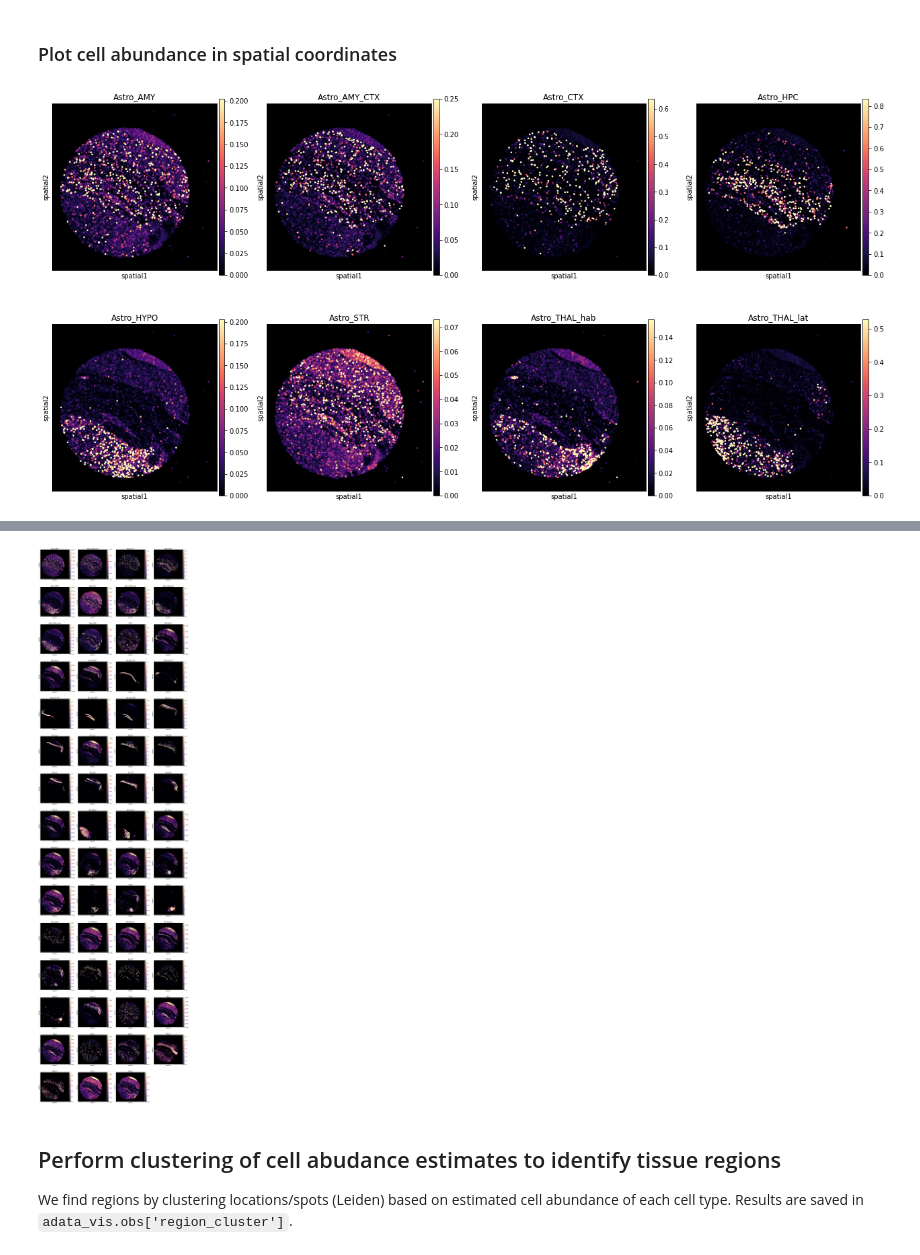
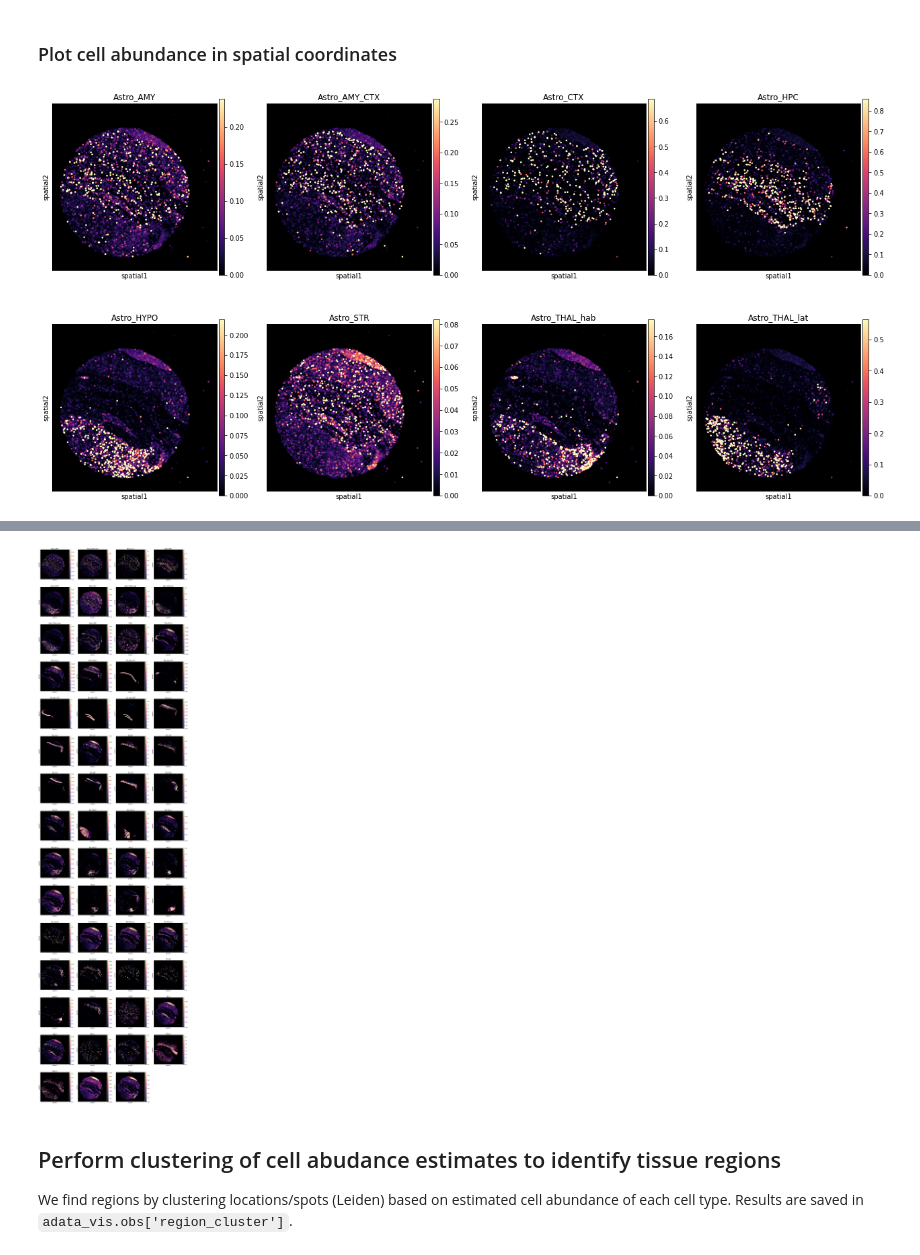
Before and after one commit to vitkl/cell2location_paper, a Jupyter notebook: notebooks/mouse_brain_slide_seq_v2/cell2location_pyro_slideseq_v3.ipynb, the cells around one changed output, grey strips where cells are left out. Drawn from its saved outputs; the diff is of its cells as text; code cells hidden in the pictures.

Commit message:
Fig 2 slide seq plots, analysis notebooks

```diff
--- a/notebooks/mouse_brain_slide_seq_v2/cell2location_pyro_slideseq_v3.ipynb
+++ b/notebooks/mouse_brain_slide_seq_v2/cell2location_pyro_slideseq_v3.ipynb
@@ -229,7 +229,7 @@ mod = scvi.external.Cell2location(
     #},
     # the expected average cell abundance - user-provided, tissue-dependent hyper-prior:
     N_cells_per_location=1,
-    detection_alpha=5.0,
+    detection_alpha=20.0,
     model_class=model_v2)
 mod.train(max_epochs=30000,
           batch_size=None,
@@ -297,7 +297,7 @@ with mpl.rc_context({'axes.facecolor':  'black',
                   vmin=0, vmax='p99.2', spot_size=50
                  )
 # %% [output]
-[figure, old version]
+[figure, new version]
 # %%
 # plot in spatial coordinates
 with mpl.rc_context({'axes.facecolor':  'black',
@@ -305,7 +305,7 @@ with mpl.rc_context({'axes.facecolor':  'black',
     sc.pl.spatial(adata_vis[adata_vis.obs['batch'] == '2'], cmap='magma',
                   # show first 8 cell types
                   color=adata_vis.uns['mod']['factor_names'],
-                  ncols=5, size=1.3,
+                  ncols=4, size=1.3,
                   img_key=None,
                   # limit color scale at 99.5% quantile of cell abundance
                   vmin=0, vmax='p99.5', spot_size=50,
@@ -315,4 +316,4 @@ with mpl.rc_context({'axes.facecolor':  'black',
-[figure, old version]
+[figure, new version]
 # %% [markdown]
 ## Perform clustering of cell abudance estimates to identify tissue regions <a class="anchor" id="region_clustering"></a>
 
```
Also changed, not shown: parts of 7 cells of this notebook, 14 other files.
